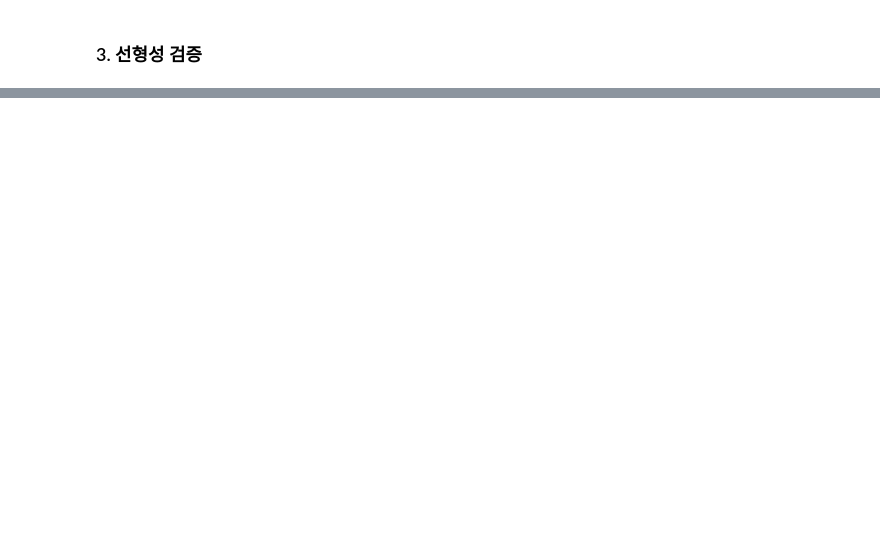
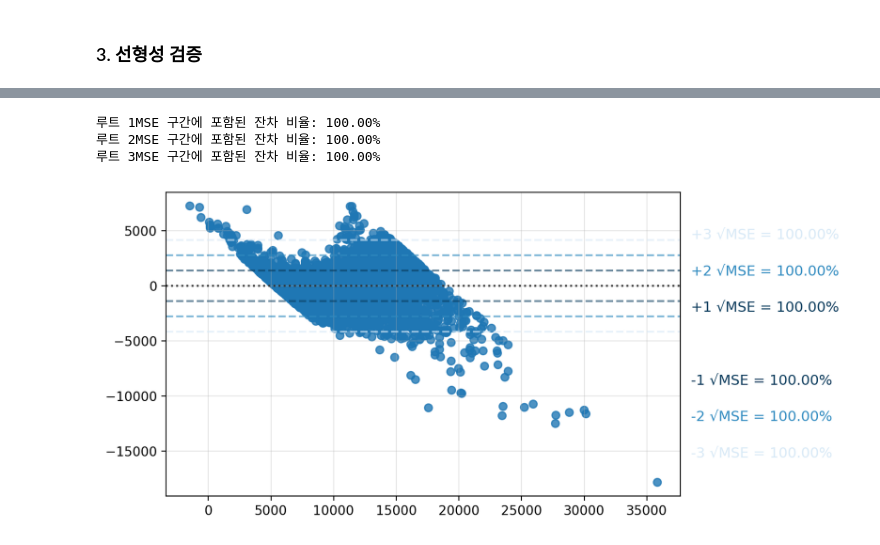
Before and after one commit to BeakJW/Diamond-Project, a Jupyter notebook: notebooks/final.ipynb, the cells around one changed output, grey strips where cells are left out. Cells and saved outputs as stored; diff of their text form; code cells hidden in the pictures; blank space fills up the shorter version.

```diff
--- a/notebooks/final.ipynb
+++ b/notebooks/final.ipynb
@@ -1512,49 +2239,66 @@ mse_root = np.sqrt(mse_sq)
 r = fit.resid
 
 # 잔차
-r1 = r[ (r >-mse_sq) & (r < mse_sq)].count() / r.count() * 100
-r2 = r[ (r >-2*mse_sq) & (r < 2*mse_sq)].count() / r.count() * 100
-r3 = r[ (r >-3*mse_sq) & (r < 3*mse_sq)].count() / r.count() * 100
+r1 = r[(r > -mse_sq) & (r < mse_sq)].count() / r.count() * 100
+r2 = r[(r > -2 * mse_sq) & (r < 2 * mse_sq)].count() / r.count() * 100
+r3 = r[(r > -3 * mse_sq) & (r < 3 * mse_sq)].count() / r.count() * 100
 
 mse_r = [r1, r2, r3]
 colors = ["#0B3C5D", "#328CC1", "#D9EAF7"]
 
-print(f'루트 1MSE 구간에 포함된 잔차 비율: {r1:.2f}%')
-print(f'루트 2MSE 구간에 포함된 잔차 비율: {r2:.2f}%')
-print(f'루트 3MSE 구간에 포함된 잔차 비율: {r3:.2f}%')
+print(f"루트 1MSE 구간에 포함된 잔차 비율: {r1:.2f}%")
+print(f"루트 2MSE 구간에 포함된 잔차 비율: {r2:.2f}%")
+print(f"루트 3MSE 구간에 포함된 잔차 비율: {r3:.2f}%")
 
 xmax = fit.fittedvalues.max()
 ymin = fit.fittedvalues.min()
 
-width_px  = 1600
+width_px = 1600
 height_px = 720
 figsize = (width_px / my_dpi, height_px / my_dpi)
 fig, ax = plt.subplots(1, 1, figsize=figsize, dpi=my_dpi, constrained_layout=True)
 
 # 2) seaborn 기본 잔차도
 sb.residplot(x=fit.fittedvalues, y=fit.resid)
 
 ax.grid(True, alpha=0.3)
 
 # 4) MSE 3단계 표시
 for i, c in enumerate(colors):
     k = i + 1
 
     # 올바른 ±k√MSE 위치
     y_pos = k * mse_root
-    ax.axhline(y= y_pos,  color=c, linestyle="--", alpha=0.6)
-    ax.axhline(y=-y_pos,  color=c, linestyle="--", alpha=0.6)
+    ax.axhline(y=y_pos, color=c, linestyle="--", alpha=0.6)
+    ax.axhline(y=-y_pos, color=c, linestyle="--", alpha=0.6)
 
     # 텍스트는 축 좌표계 사용(그래프 밖으로 안 나감)
-    ax.text(x=1.02, y=0.5 + 0.12*k,
-            s=f"+{k} √MSE = {mse_r[i]:0.2f}%",
-            transform=ax.transAxes,
-            ha="left", va="center", fontsize=11, color=c)
-    ax.text(x=1.02, y=0.5 - 0.12*k,
-            s=f"-{k} √MSE = {mse_r[i]:0.2f}%",
-            transform=ax.transAxes,
-            ha="left", va="center", fontsize=11, color=c)
+    ax.text(
+        x=1.02,
+        y=0.5 + 0.12 * k,
+        s=f"+{k} √MSE = {mse_r[i]:0.2f}%",
+        transform=ax.transAxes,
+        ha="left",
+        va="center",
+        fontsize=11,
+        color=c,
+    )
+    ax.text(
+        x=1.02,
+        y=0.5 - 0.12 * k,
+        s=f"-{k} √MSE = {mse_r[i]:0.2f}%",
+        transform=ax.transAxes,
+        ha="left",
+        va="center",
+        fontsize=11,
+        color=c,
+    )
 
 plt.show()
 plt.close()
+# %% [output]
+루트 1MSE 구간에 포함된 잔차 비율: 100.00%
+루트 2MSE 구간에 포함된 잔차 비율: 100.00%
+루트 3MSE 구간에 포함된 잔차 비율: 100.00%
+[figure, added]
 # %%
```
Also changed, not shown: parts of 61 cells of this notebook, 5 other files.
